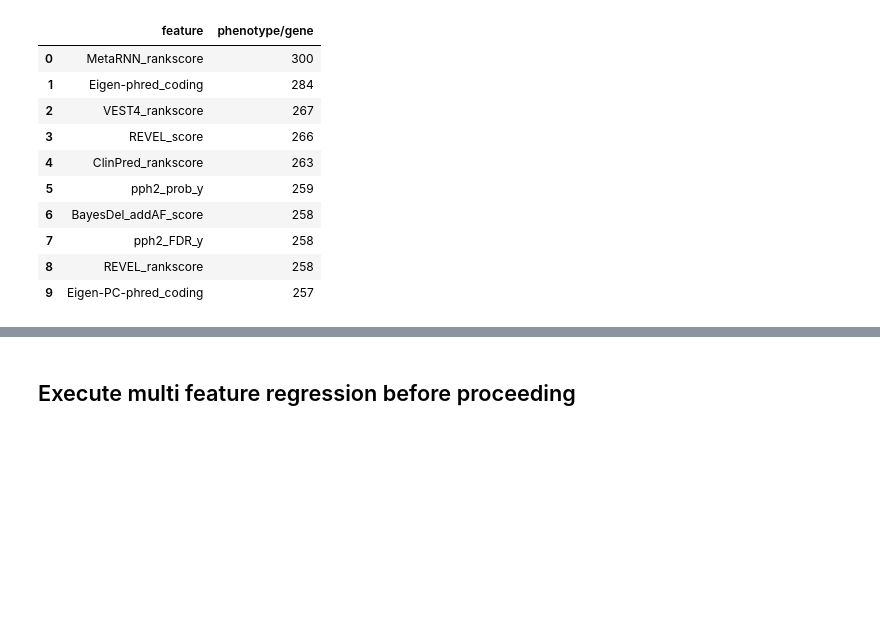
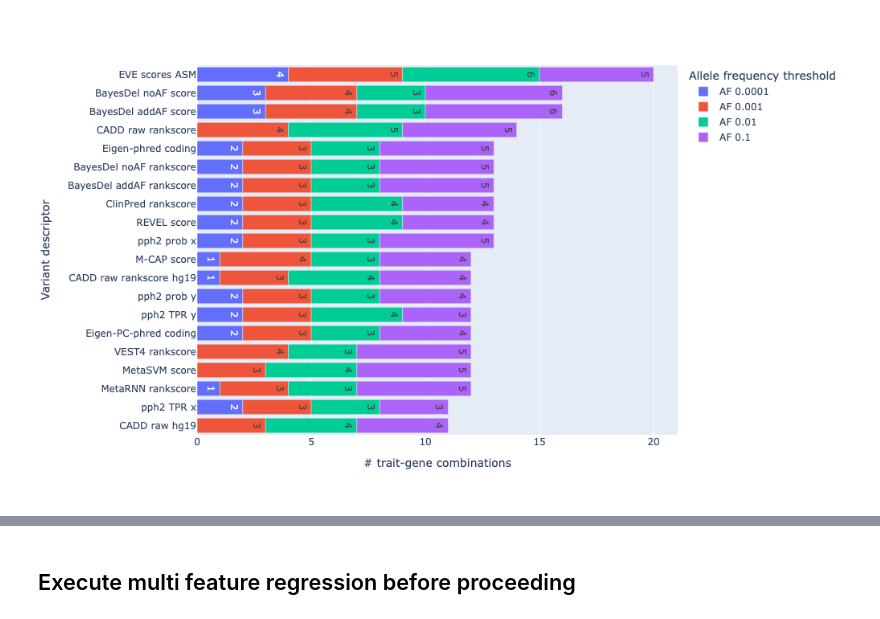
Before and after one commit to cassalab/mvetr, a Jupyter notebook: 1. variant_phenotype_linear_regression.ipynb, the cells around one changed output, grey strips where cells are left out. Saved outputs shown, nothing was run; the diff lists cells and outputs as text; code cells hidden in the pictures; blank space fills up the shorter version.

```diff
--- a/1. variant_phenotype_linear_regression.ipynb
+++ b/1. variant_phenotype_linear_regression.ipynb
@@ -69,15 +60,0 @@ fig.show()
-# %%
-# most common features appear to be the most versatile trait predictors
-regression_results_df.groupby("feature").count().sort_values("phenotype/gene", ascending=False)["phenotype/gene"].reset_index().head(10)
-# %% [output]
-|  | feature | phenotype/gene |
-| 0 | MetaRNN_rankscore | 300 |
-| 1 | Eigen-phred_coding | 284 |
-| 2 | VEST4_rankscore | 267 |
-| 3 | REVEL_score | 266 |
-| 4 | ClinPred_rankscore | 263 |
-| 5 | pph2_prob_y | 259 |
-| 6 | BayesDel_addAF_score | 258 |
-| 7 | pph2_FDR_y | 258 |
-| 8 | REVEL_rankscore | 258 |
-| 9 | Eigen-PC-phred_coding | 257 |
@@ -83,0 +64,26 @@ regression_results_df.groupby("feature").count().sort_values("phenotype/gene", a
+# %%
+def rank_features_single(results_df, num_outputs=20, mean_std_diff_pos=True, height=800):
+    if mean_std_diff_pos:
+        results_df = results_df[results_df.mean_std_difference > 0]
+    af_feature_scores = pd.DataFrame(results_df.groupby(
+        "feature")["phenotype/gene"].count().sort_values(ascending=False).head(num_outputs)).rename(
+        columns={"phenotype/gene": f"all AF"})
+    for maf in sorted(results_df.maf.unique()):
+        af_df = pd.DataFrame(results_df[results_df.maf <= maf].groupby(
+                    "feature")["phenotype/gene"].count().sort_values(ascending=False)).rename(columns={"phenotype/gene": f"AF {maf}"})
+        af_feature_scores = pd.concat((af_feature_scores, af_df), axis=1)
+    af_feature_scores.index = af_feature_scores.index.map(lambda x: x.replace("_", " "))
+    af_feature_scores = af_feature_scores.head(num_outputs).fillna(0).drop(columns="all AF")
+    af_feature_scores = af_feature_scores.iloc[::-1]
+    af_feature_scores["AF 0.1"] = af_feature_scores["AF 0.1"] - af_feature_scores["AF 0.01"]
+    af_feature_scores["AF 0.01"] = af_feature_scores["AF 0.01"] - af_feature_scores["AF 0.001"]
+    af_feature_scores["AF 0.001"] = af_feature_scores["AF 0.001"] - af_feature_scores["AF 0.0001"]
+    af_feature_scores = af_feature_scores.reset_index()
+    af_feature_scores = pd.melt(af_feature_scores, id_vars=af_feature_scores.columns[0])
+    af_feature_scores = af_feature_scores.rename(columns={"variable": "Allele frequency threshold", af_feature_scores.columns[0]: "Variant descriptor", "value": "# trait-gene combinations"})
+    fig = px.bar(af_feature_scores, y="Variant descriptor", x="# trait-gene combinations", color="Allele frequency threshold", text="# trait-gene combinations", orientation='h', height=height)
+    fig.show()
+# %%
+rank_features_single(regression_results_df[regression_results_df.extended_features == False], height=600)
+# %% [output]
+[figure, added]
```
Also changed, not shown: parts of 73 cells of this notebook, 6 other files.
